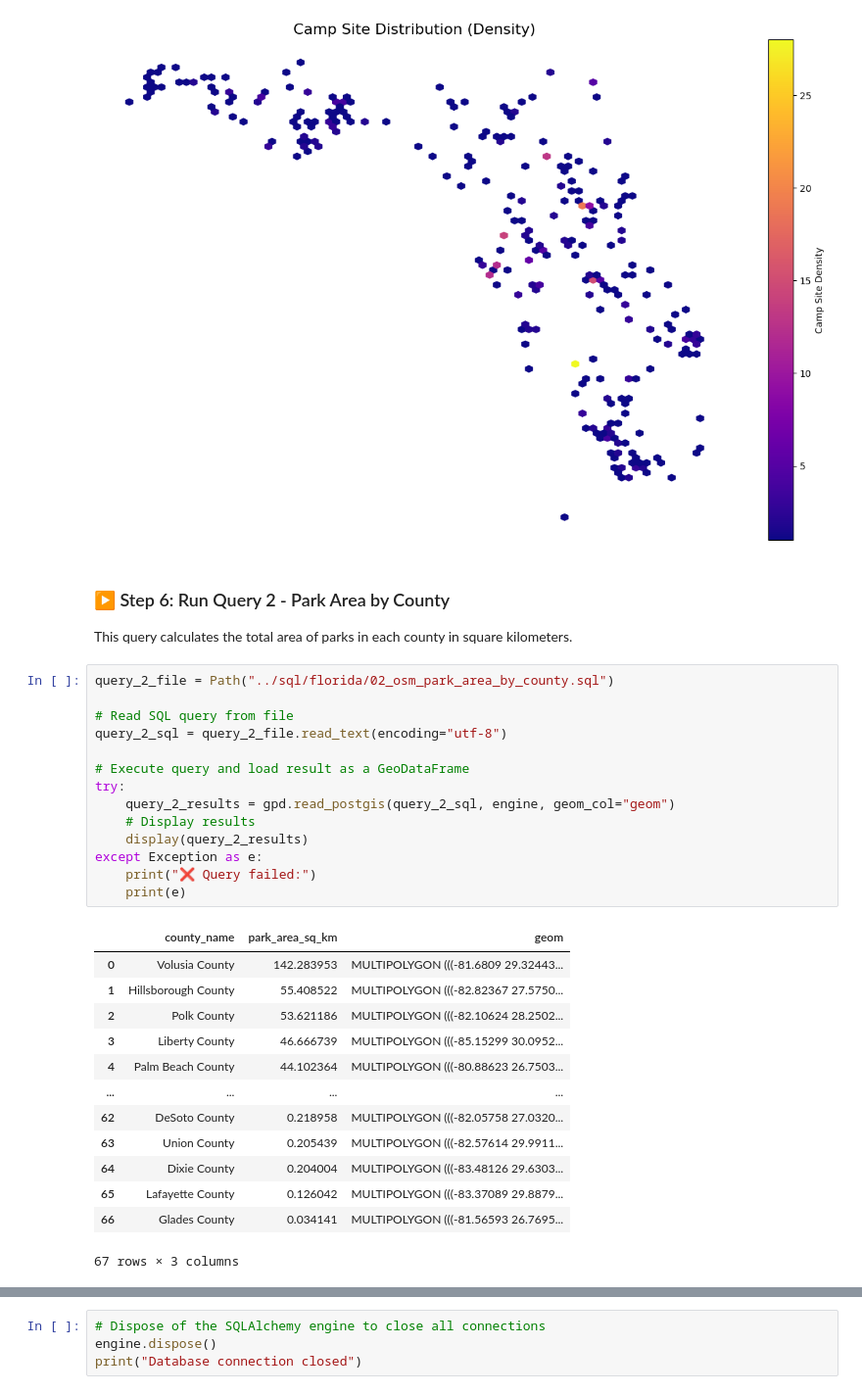
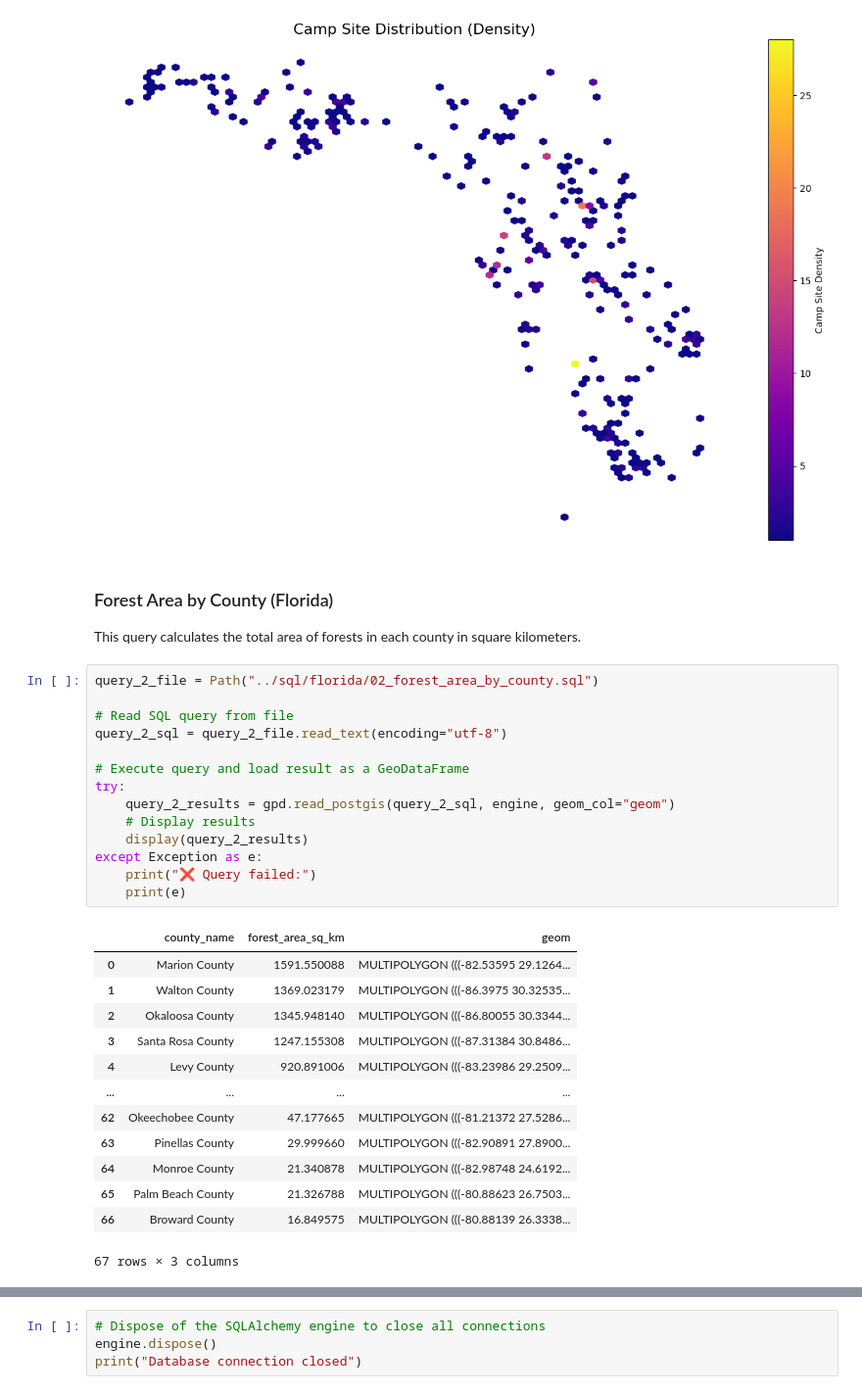
Before and after one commit to tgilbert14/gist604b-osm-postgis-fa26, a Jupyter notebook: notebooks/osm_postgis_queries_Florida.ipynb, the cells around one changed output, grey strips where cells are left out. Shown at 98% size. Saved outputs shown, nothing was run; the diff lists cells and outputs as text.

```diff
--- a/notebooks/osm_postgis_queries_Florida.ipynb
+++ b/notebooks/osm_postgis_queries_Florida.ipynb
@@ -191,35 +191,35 @@ plt.show()
 # %% [output]
 [figure]
 # %% [markdown]
-### ▶️ Step 6: Run Query 2 - Park Area by County
+### Forest Area by County (Florida)
 
-This query calculates the total area of parks in each county in square kilometers.
+This query calculates the total area of forests in each county in square kilometers.
 # %%
-query_2_file = Path("../sql/florida/02_osm_park_area_by_county.sql")
+query_2_file = Path("../sql/florida/02_forest_area_by_county.sql")
 
 # Read SQL query from file
 query_2_sql = query_2_file.read_text(encoding="utf-8")
 
 # Execute query and load result as a GeoDataFrame
 try:
     query_2_results = gpd.read_postgis(query_2_sql, engine, geom_col="geom")
     # Display results
     display(query_2_results)
 except Exception as e:
     print("❌ Query failed:")
     print(e)
 # %% [output]
-|  | county_name | park_area_sq_km | geom |
-| 0 | Volusia County | 142.283953 | MULTIPOLYGON (((-81.6809 29.32443... |
-| 1 | Hillsborough County | 55.408522 | MULTIPOLYGON (((-82.82367 27.5750... |
-| 2 | Polk County | 53.621186 | MULTIPOLYGON (((-82.10624 28.2502... |
-| 3 | Liberty County | 46.666739 | MULTIPOLYGON (((-85.15299 30.0952... |
-| 4 | Palm Beach County | 44.102364 | MULTIPOLYGON (((-80.88623 26.7503... |
+|  | county_name | forest_area_sq_km | geom |
+| 0 | Marion County | 1591.550088 | MULTIPOLYGON (((-82.53595 29.1264... |
+| 1 | Walton County | 1369.023179 | MULTIPOLYGON (((-86.3975 30.32535... |
+| 2 | Okaloosa County | 1345.948140 | MULTIPOLYGON (((-86.80055 30.3344... |
+| 3 | Santa Rosa County | 1247.155308 | MULTIPOLYGON (((-87.31384 30.8486... |
+| 4 | Levy County | 920.891006 | MULTIPOLYGON (((-83.23986 29.2509... |
 | ... | ... | ... | ... |
-| 62 | DeSoto County | 0.218958 | MULTIPOLYGON (((-82.05758 27.0320... |
-| 63 | Union County | 0.205439 | MULTIPOLYGON (((-82.57614 29.9911... |
-| 64 | Dixie County | 0.204004 | MULTIPOLYGON (((-83.48126 29.6303... |
-| 65 | Lafayette County | 0.126042 | MULTIPOLYGON (((-83.37089 29.8879... |
-| 66 | Glades County | 0.034141 | MULTIPOLYGON (((-81.56593 26.7695... |
+| 62 | Okeechobee County | 47.177665 | MULTIPOLYGON (((-81.21372 27.5286... |
+| 63 | Pinellas County | 29.999660 | MULTIPOLYGON (((-82.90891 27.8900... |
+| 64 | Monroe County | 21.340878 | MULTIPOLYGON (((-82.98748 24.6192... |
+| 65 | Palm Beach County | 21.326788 | MULTIPOLYGON (((-80.88623 26.7503... |
+| 66 | Broward County | 16.849575 | MULTIPOLYGON (((-80.88139 26.3338... |
 67 rows × 3 columns
 # %% [markdown]
```
Also changed, not shown: parts of 17 cells of this notebook.
